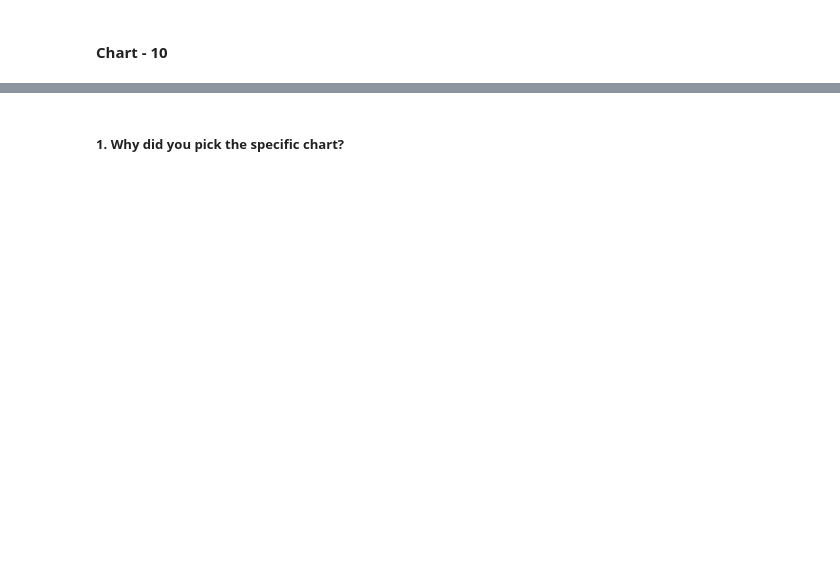
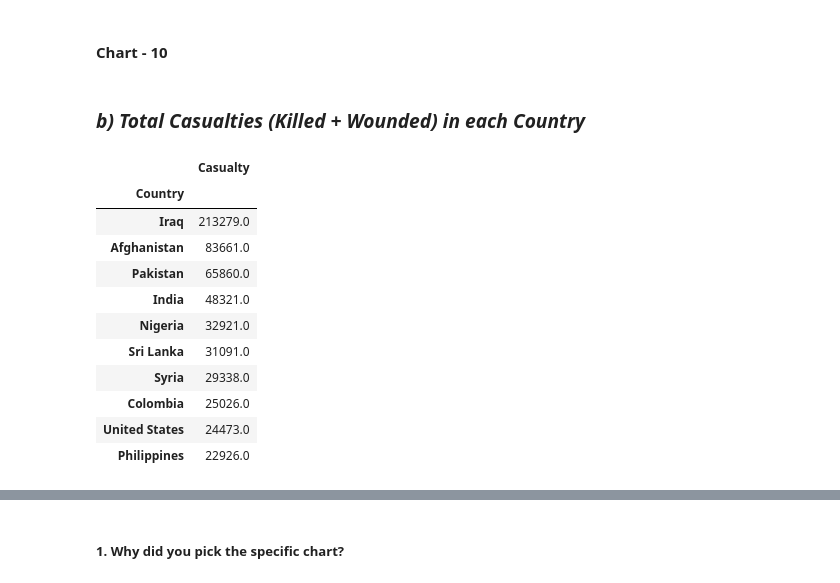
Before and after one commit to Amrit007-droid/Global-Terrorism-Dataset-EDA-, a Jupyter notebook: Global_Terrorism_Dataset_EDA_submission_.ipynb, the cells around one changed output, grey strips where cells are left out. Cells and saved outputs as stored; diff of their text form; code cells hidden in the pictures; blank space fills up the shorter version.

```diff
--- a/Global_Terrorism_Dataset_EDA_submission_.ipynb
+++ b/Global_Terrorism_Dataset_EDA_submission_.ipynb
@@ -924,0 +928,18 @@ Answer Here
+# %% [markdown]
+### ***b) Total Casualties (Killed + Wounded) in each Country***
+# %%
+cnc=df[["Country","Casualty"]].groupby("Country").sum().sort_values(by="Casualty",ascending=False)
+cnc.head(10)
+# %% [output]
+|  | Casualty |
+| Country |  |
+| Iraq | 213279.0 |
+| Afghanistan | 83661.0 |
+| Pakistan | 65860.0 |
+| India | 48321.0 |
+| Nigeria | 32921.0 |
+| Sri Lanka | 31091.0 |
+| Syria | 29338.0 |
+| Colombia | 25026.0 |
+| United States | 24473.0 |
+| Philippines | 22926.0 |
```
Also changed, not shown: parts of 24 cells of this notebook.
